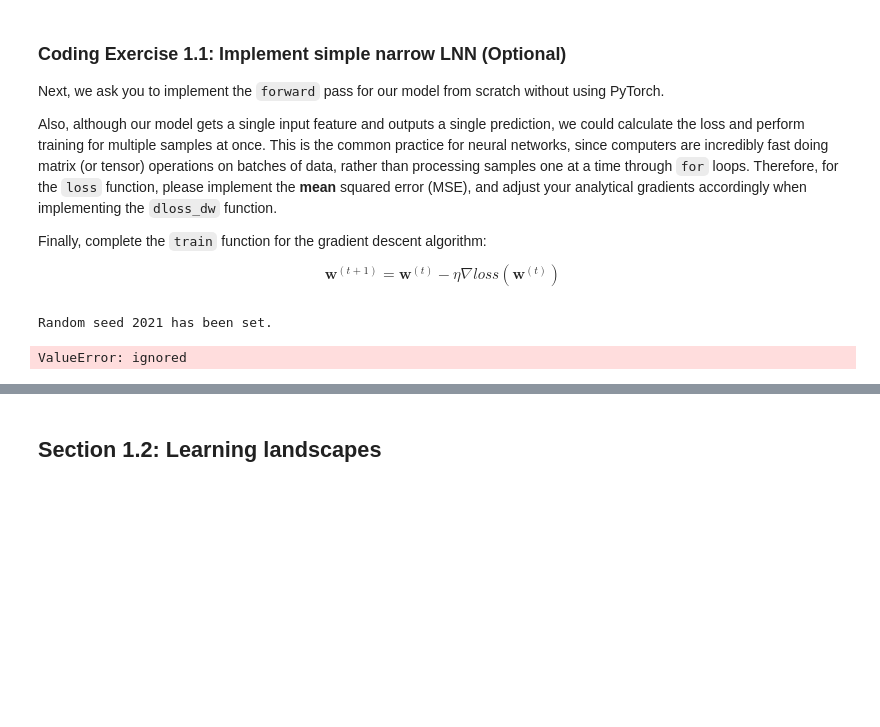
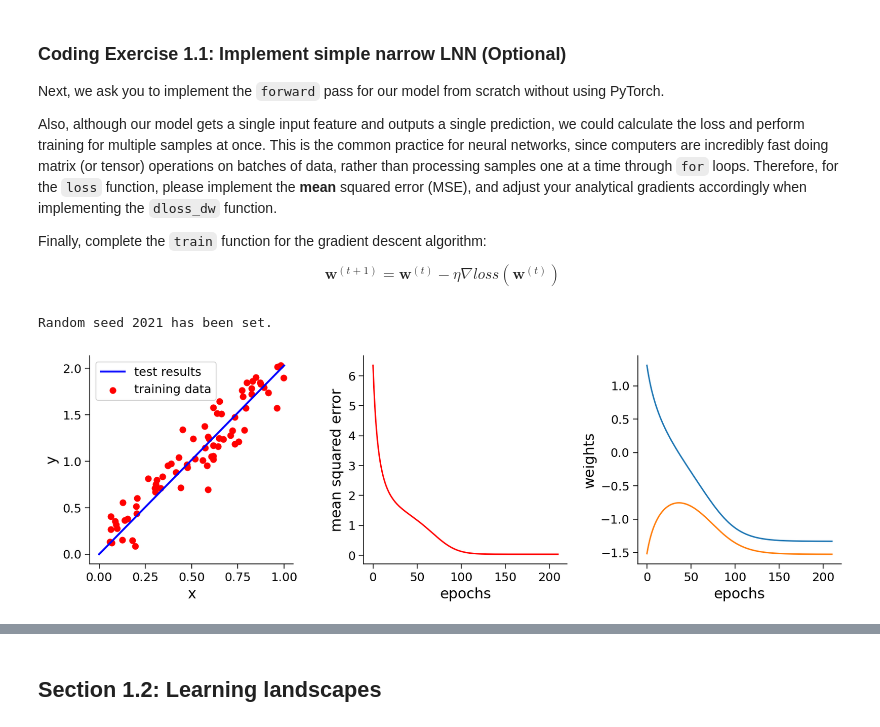
Before and after one commit to sazio/NMA-DL, a Jupyter notebook: tutorials/W1D2_LinearDeepLearning/student/W1D2_Tutorial2.ipynb, the cells around one changed output, grey strips where cells are left out. Cells and saved outputs as stored; diff of their text form; code cells hidden in the pictures; blank space fills up the shorter version.

```diff
--- a/tutorials/W1D2_LinearDeepLearning/student/W1D2_Tutorial2.ipynb
+++ b/tutorials/W1D2_LinearDeepLearning/student/W1D2_Tutorial2.ipynb
@@ -658,40 +658,25 @@ class ShallowNarrowExercise:
 
   def forward(self, x):
     """The forward pass through netwrok y = x * w1 * w2
-
     Args:
       x (np.ndarray): features (inputs) to neural net
-
     returns:
       (np.ndarray): neural network output (prediction)
     """
-    #################################################
-    ## Implement the forward pass to calculate prediction
-    ## Note that prediction is not the loss
-    # Complete the function and remove or comment the line below
-    #raise NotImplementedError("Forward Pass `forward`")
-    #################################################
-    y = self.w1*self.w2*x
+    y = x * self.w1 * self.w2
     return y
 
 
   def dloss_dw(self, x, y_true):
     """Gradient of loss with respect to weights
-
     Args:
       x (np.ndarray): features (inputs) to neural net
       y_true (np.ndarray): true labels
-
     returns:
       (float): mean gradient of loss with respect to w1
       (float): mean gradient of loss with respect to w2
     """
     assert x.shape == y_true.shape
-    #################################################
-    ## Implement the gradient computation function
-    # Complete the function and remove or comment the line below
-    #raise NotImplementedError("Gradient of Loss `dloss_dw`")
-    #################################################
     dloss_dw1 = - (2 * self.w2 * x * (y_true - self.w1 * self.w2 * x)).mean()
     dloss_dw2 = - (2 * self.w1 * x * (y_true - self.w1 * self.w2 * x)).mean()
     return dloss_dw1, dloss_dw2
@@ -699,13 +684,11 @@ class ShallowNarrowExercise:
 
   def train(self, x, y_true, lr, n_ep):
     """Training with Gradient descent algorithm
-
     Args:
       x (np.ndarray): features (inputs) to neural net
       y_true (np.ndarray): true labels
       lr (float): learning rate
       n_ep (int): number of epochs (training iterations)
-
     returns:
       (list): training loss records
       (list): training weight records (evolution of weights)
@@ -719,55 +702,44 @@ class ShallowNarrowExercise:
       y_prediction = self.forward(x)
       loss_records[i] = loss(y_prediction, y_true)
       dloss_dw1, dloss_dw2 = self.dloss_dw(x, y_true)
-      #################################################
-      ## Implement the gradient descent step
-      # Complete the function and remove or comment the line below
-      # raise NotImplementedError("Training loop `train`")
-      #################################################
-      self.w1 -= lr*dloss_dw1
-      self.w2 -= lr*dloss_dw2
+      self.w1 -= lr * dloss_dw1
+      self.w2 -= lr * dloss_dw2
       weight_records[i] = [self.w1, self.w2]
 
     return loss_records, weight_records
 
 
 def loss(y_prediction, y_true):
   """Mean squared error
-
   Args:
     y_prediction (np.ndarray): model output (prediction)
     y_true (np.ndarray): true label
-
   returns:
     (np.ndarray): mean squared error loss
   """
   assert y_prediction.shape == y_true.shape
-  #################################################
-  ## Implement the MEAN squared error
-  # Complete the function and remove or comment the line below
-  # raise NotImplementedError("Loss function `loss`")
-  #################################################
-  mse = (y_true - y_prediction)**2
+  mse = ((y_true - y_prediction)**2).mean()
   return mse
-
 
 #add event to airtable
 atform.add_event('Coding Exercise 1.1: Implement simple narrow LNN')
+
 
 set_seed(seed=SEED)
 n_epochs = 211
 learning_rate = 0.02
 initial_weights = [1.4, -1.6]
 x_train, y_train = gen_samples(n=73, a=2.0, sigma=0.2)
 x_eval = np.linspace(0.0, 1.0, 37, endpoint=True)
 ## Uncomment to run
 sn_model = ShallowNarrowExercise(initial_weights)
 loss_log, weight_log = sn_model.train(x_train, y_train, learning_rate, n_epochs)
 y_eval = sn_model.forward(x_eval)
+
 plot_x_y_(x_train, y_train, x_eval, y_eval, loss_log, weight_log)
 # %% [output]
 Random seed 2021 has been set.
-ValueError: ignored
+[figure, added]
 # %% [markdown]
 [*Click for solution*](https://github.com/NeuromatchAcademy/course-content-dl/tree/main//tutorials/W1D2_LinearDeepLearning/solutions/W1D2_Tutorial2_Solution_46492cd6.py)
 
```
Also changed, not shown: parts of 20 cells of this notebook.
